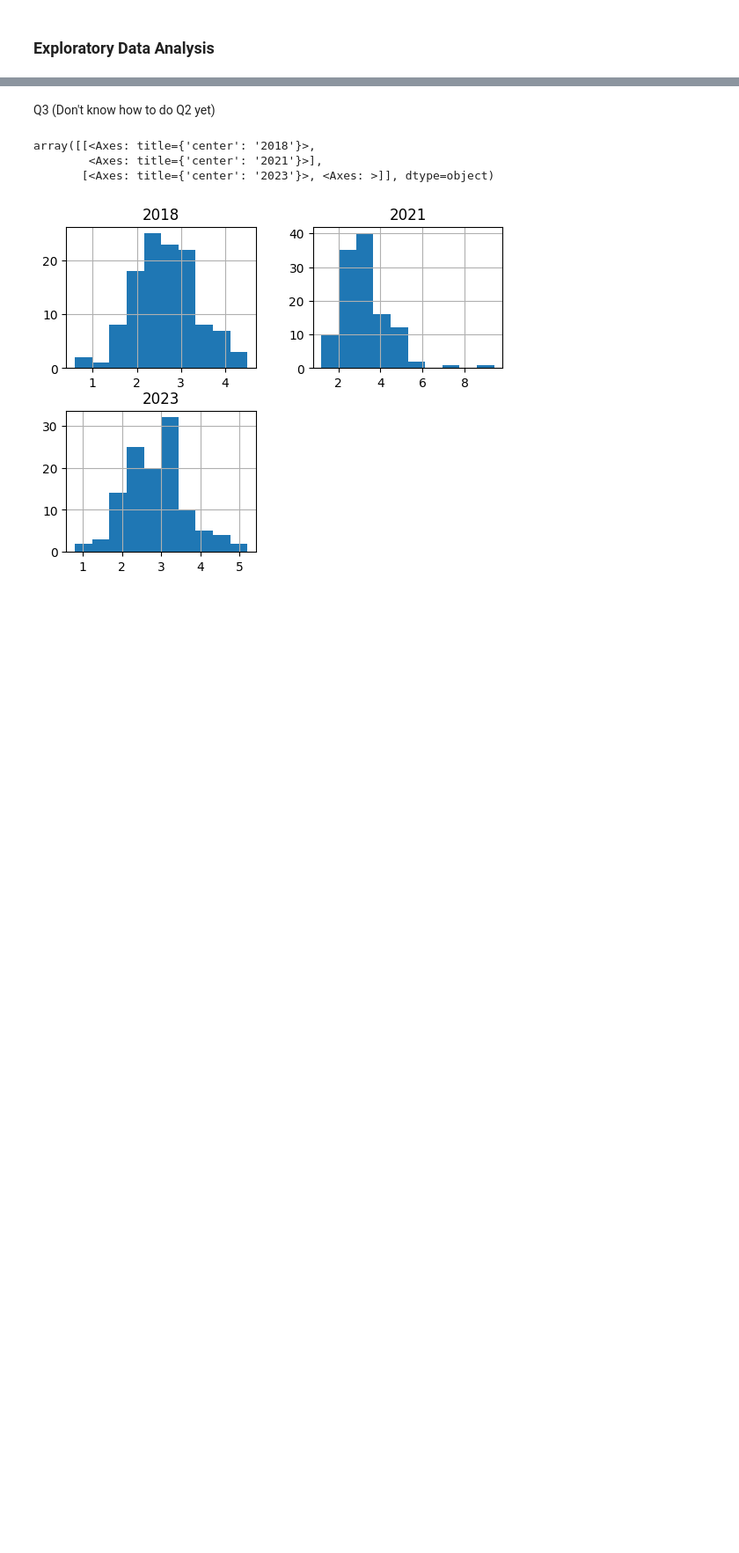
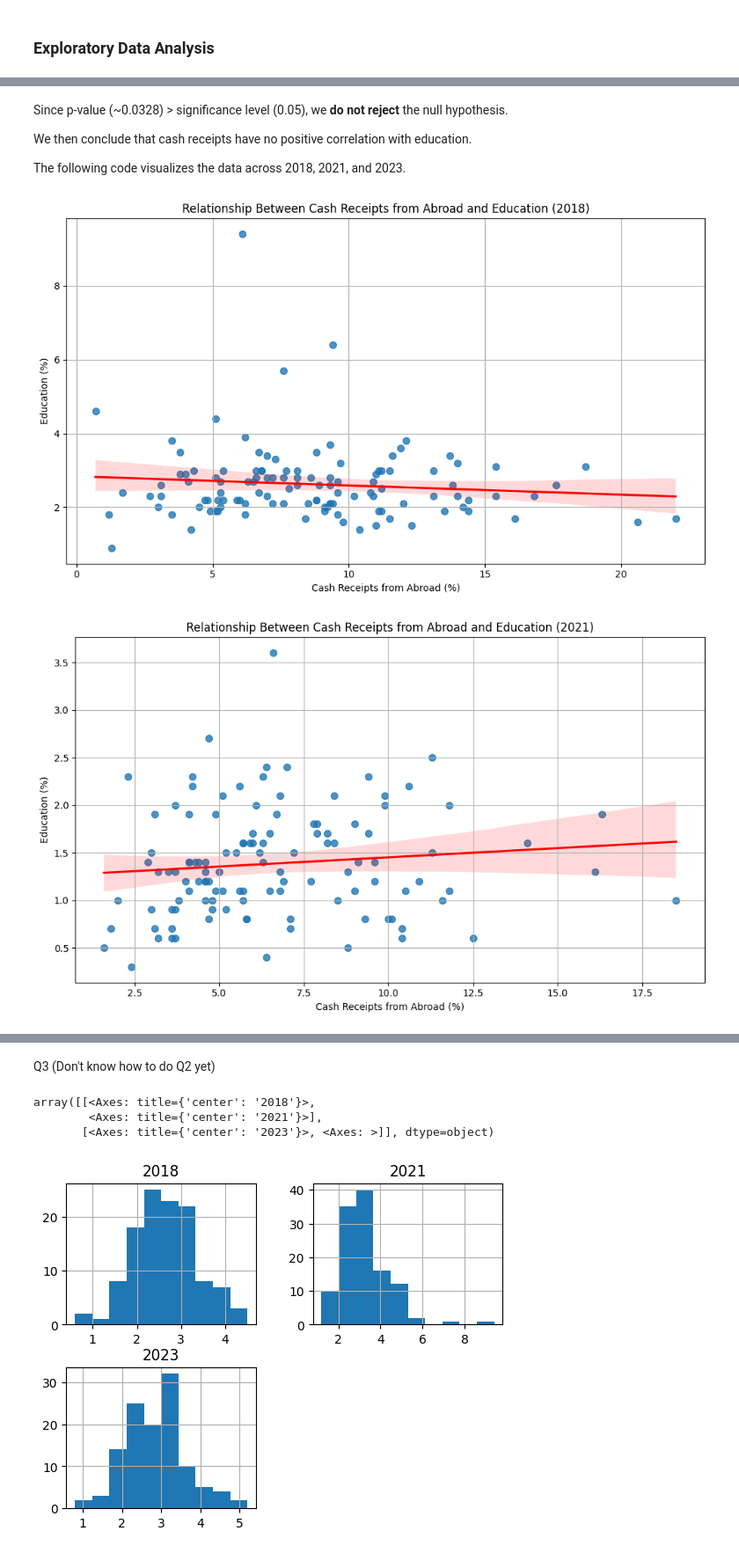
Before and after one commit to Sky282128/RoleModels, a Jupyter notebook: RoleModels.ipynb, the cells around one changed output, grey strips where cells are left out. Shown at 88% size. Saved outputs shown, nothing was run; the diff lists cells and outputs as text; code cells hidden in the pictures; blank space fills up the shorter version.

```diff
--- a/RoleModels.ipynb
+++ b/RoleModels.ipynb
@@ -241,0 +299,69 @@ print(Q118,Q121,Q123)
+# %% [markdown]
+Since p-value (~0.0328) > significance level (0.05), we **do not reject** the null hypothesis.
+
+We then conclude that cash receipts have no positive correlation with education.
+
+The following code visualizes the data across 2018, 2021, and 2023.
+# %%
+dfNumeric = pd.DataFrame({
+    "Cash Receipts from Abroad": IEQ1["Income18"],
+    "Education": IEQ1["Expenditure18"]
+})
+
+plt.figure(figsize=(10, 6))
+sns.regplot(
+    data=dfNumeric,
+    x="Cash Receipts from Abroad",
+    y="Education",
+    scatter_kws={'s': 50},
+    line_kws={'color': 'red'}
+)
+plt.title("Relationship Between Cash Receipts from Abroad and Education (2018)")
+plt.xlabel("Cash Receipts from Abroad (%)")
+plt.ylabel("Education (%)")
+plt.grid(True)
+plt.tight_layout()
+plt.show()
+
+dfNumeric = pd.DataFrame({
+    "Cash Receipts from Abroad": IEQ1["Income21"],
+    "Education": IEQ1["Expenditure21"]
+})
+
+plt.figure(figsize=(10, 6))
+sns.regplot(
+    data=dfNumeric,
+    x="Cash Receipts from Abroad",
+    y="Education",
+    scatter_kws={'s': 50},
+    line_kws={'color': 'red'}
+)
+plt.title("Relationship Between Cash Receipts from Abroad and Education (2021)")
+plt.xlabel("Cash Receipts from Abroad (%)")
+plt.ylabel("Education (%)")
+plt.grid(True)
+plt.tight_layout()
+plt.show()
+
+dfNumeric = pd.DataFrame({
+    "Cash Receipts from Abroad": IEQ1["Income23"],
+    "Education": IEQ1["Expenditure23"]
+})
+
+plt.figure(figsize=(10, 6))
+sns.regplot(
+    data=dfNumeric,
+    x="Cash Receipts from Abroad",
+    y="Education",
+    scatter_kws={'s': 50},
+    line_kws={'color': 'red'}
+)
+plt.title("Relationship Between Cash Receipts from Abroad and Education (2023)")
+plt.xlabel("Cash Receipts from Abroad (%)")
+plt.ylabel("Education (%)")
+plt.grid(True)
+plt.tight_layout()
+plt.show()
+# %% [output]
+[figure, added]
+[figure, added]
```
Also changed, not shown: parts of 4 cells of this notebook.
